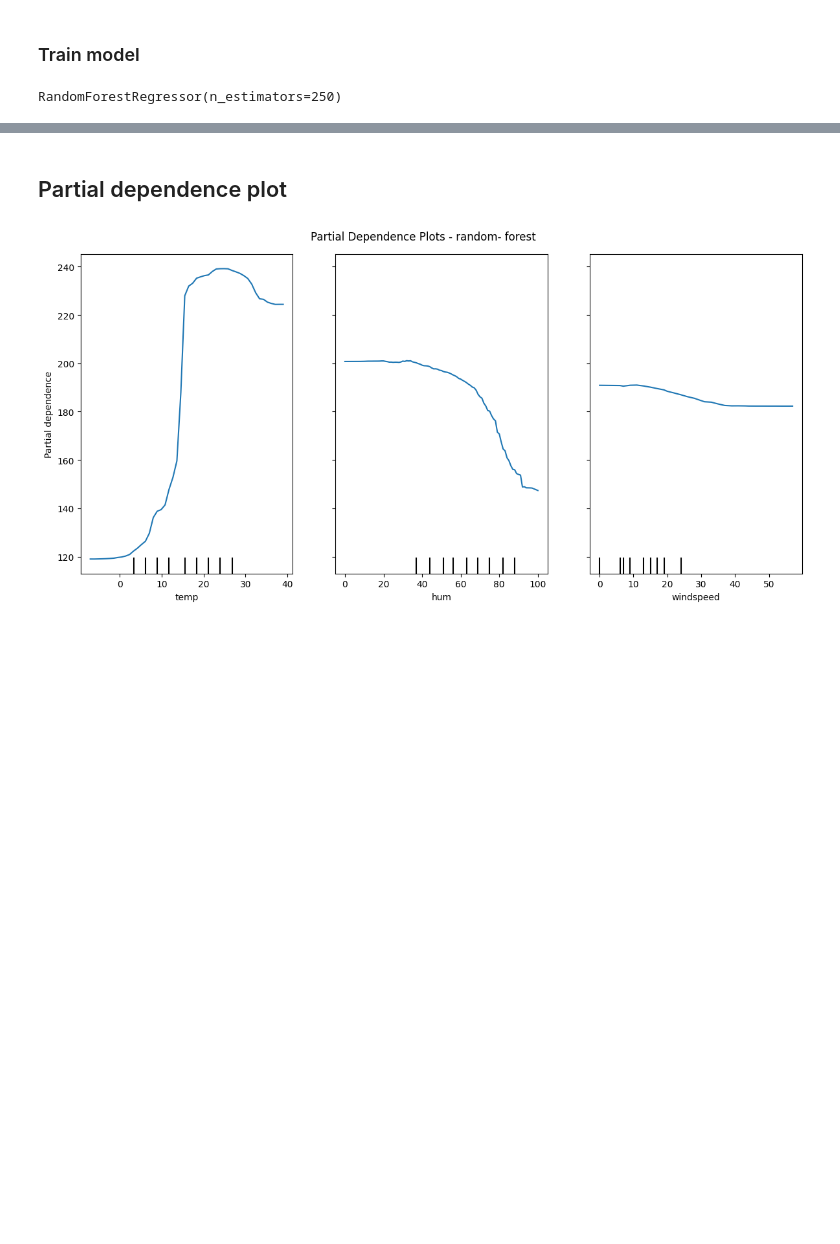
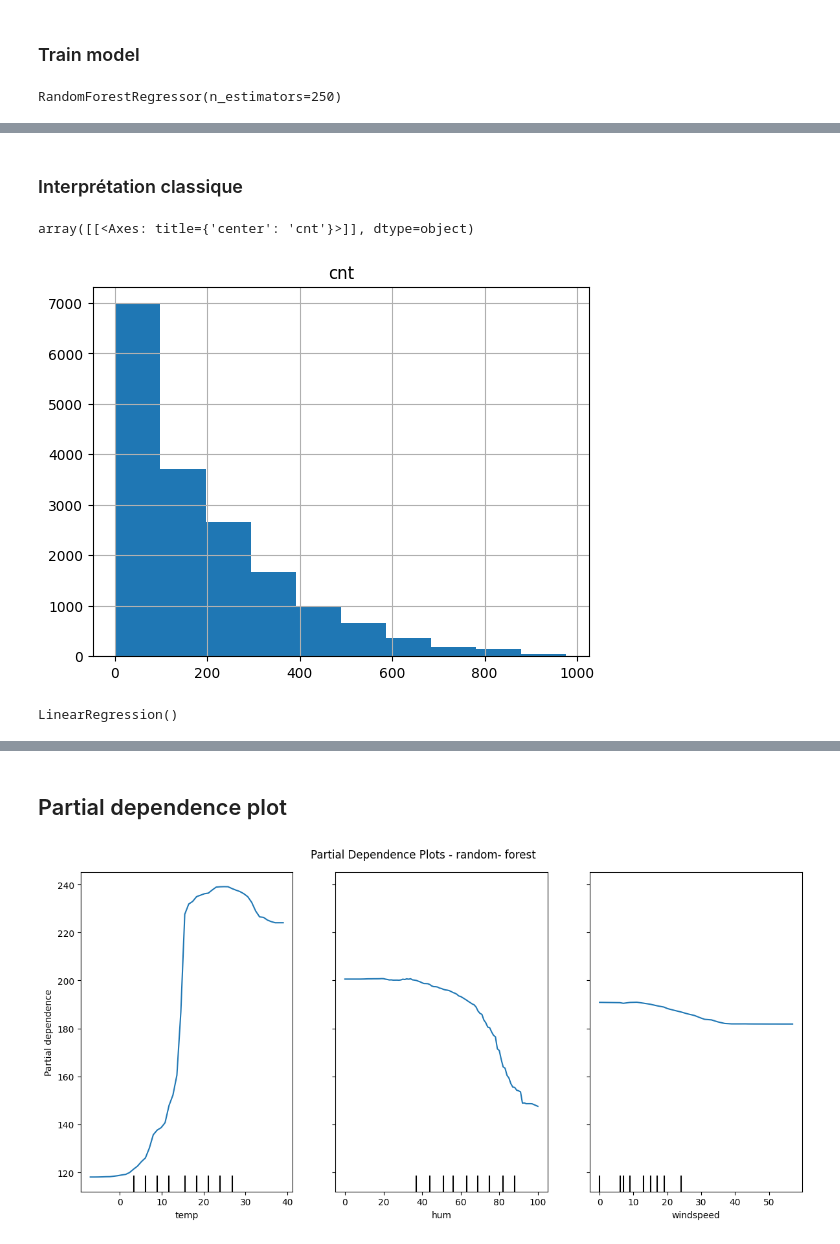
Before and after one commit to Roulitoo/cours_iae, a Jupyter notebook: 04_INTERPRETABLE_ML/code/interpretable_models_code.ipynb, the cells around one changed output, grey strips where cells are left out. Drawn from its saved outputs; the diff is of its cells as text; code cells hidden in the pictures; blank space fills up the shorter version.

```diff
--- a/04_INTERPRETABLE_ML/code/interpretable_models_code.ipynb
+++ b/04_INTERPRETABLE_ML/code/interpretable_models_code.ipynb
@@ -135,0 +128,2 @@ mean_squared_error(rf.predict(X_train), y_train, squared=False)
+# %% [markdown]
+### Interprétation classique
@@ -135,0 +132,10 @@ mean_squared_error(rf.predict(X_train), y_train, squared=False)
+# %%
+y.hist()
+# %% [output]
+array([[<Axes: title={'center': 'cnt'}>]], dtype=object)
+[figure, added]
+# %%
+lr = LinearRegression()
+lr.fit(X.drop('dteday',axis=1), y)
+# %% [output]
+LinearRegression()
```
Also changed, not shown: parts of 38 cells of this notebook, 25 other files.
